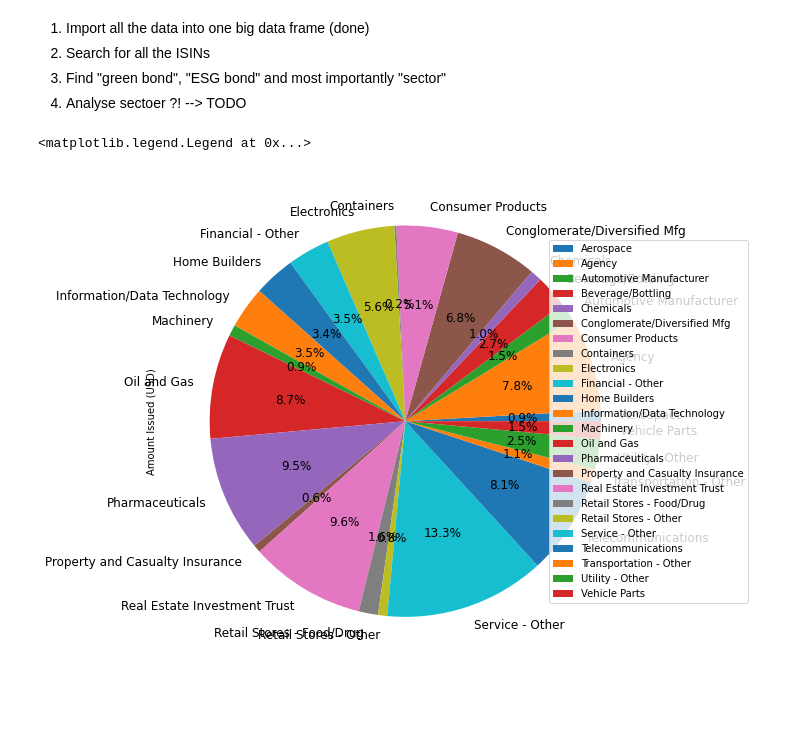
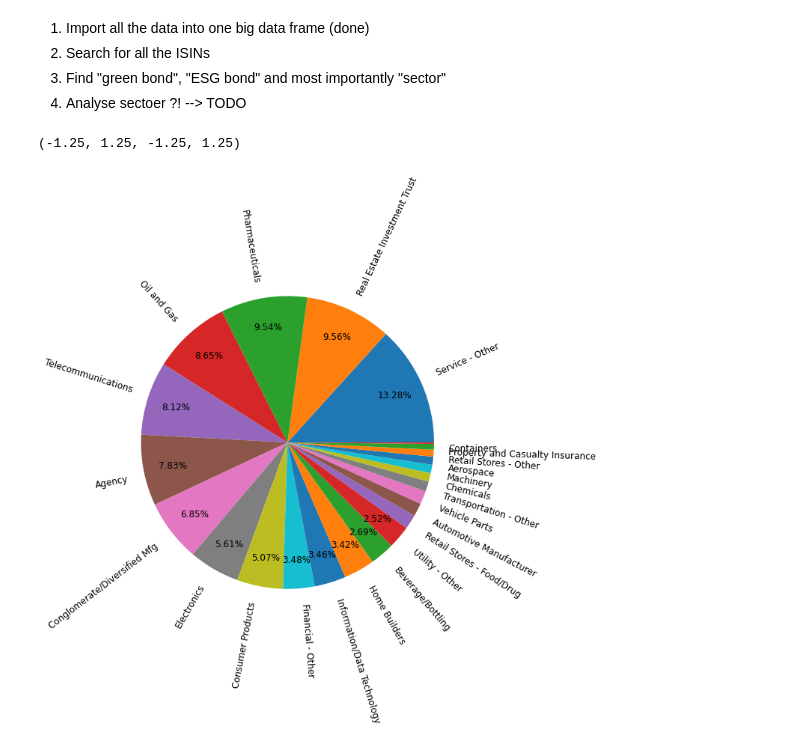
Before and after one commit to AukeVanSighem/ECB-Bond-Purchases, a Jupyter notebook: DataAnalysis.ipynb, the cells around one changed output. Drawn from its saved outputs; the diff is of its cells as text; code cells hidden in the pictures; blank space fills up the shorter version.

Commit message:
Pie chart update

```diff
--- a/DataAnalysis.ipynb
+++ b/DataAnalysis.ipynb
@@ -410,13 +451,27 @@ merged_sector_data = merged_sector_data.dropna(subset=['Issuer'])
 # %%
 # Make a pie chart that shows the division of "Amount Issued" over all the different sectors present in the merged_sector_data dateframe
 merged_sector_data["Amount Issued (USD)"] = pd.to_numeric(merged_sector_data["Amount Issued (USD)"], errors='raise', downcast=None)
 
-import matplotlib.pyplot as plt # TODO: add to requirements
+import matplotlib.pyplot as plt # TODO: add to requirements if used
 fig = plt.figure(figsize=(9,9))
 ax = plt.subplot(111)
 
-merged_sector_data.groupby(['Sector']).sum().plot(kind='pie', y='Amount Issued (USD)', ax=ax, autopct='%1.1f%%', fontsize=12, legend=False)
-fig.legend(loc="right")
+sectors = merged_sector_data.groupby(['Sector']).sum()
+sectors = sectors.sort_values("Amount Issued (USD)", axis=0, ascending=False, inplace=False, kind='quicksort', na_position='last', ignore_index=False, key=None)
+amounts = sectors["Amount Issued (USD)"]
+
+def make_autopct(values):
+    def my_autopct(pct):
+        total = sum(values)
+        val = int(round(pct*total/100.0))
+        if (pct > 2.4):
+            return '{p:.2f}%'.format(p=pct)
+        else:
+            return ''
+    return my_autopct
+
+sectors.plot(kind='pie', y='Amount Issued (USD)', ax=ax, autopct=make_autopct(amounts), fontsize=12, legend=False, rotatelabels=True, pctdistance=0.8)
+plt.axis("off")
 # %% [output]
-<matplotlib.legend.Legend at 0x...>
+(-1.25, 1.25, -1.25, 1.25)
-[figure, old version]
+[figure, new version]
```
Also changed, not shown: parts of 5 cells of this notebook.
